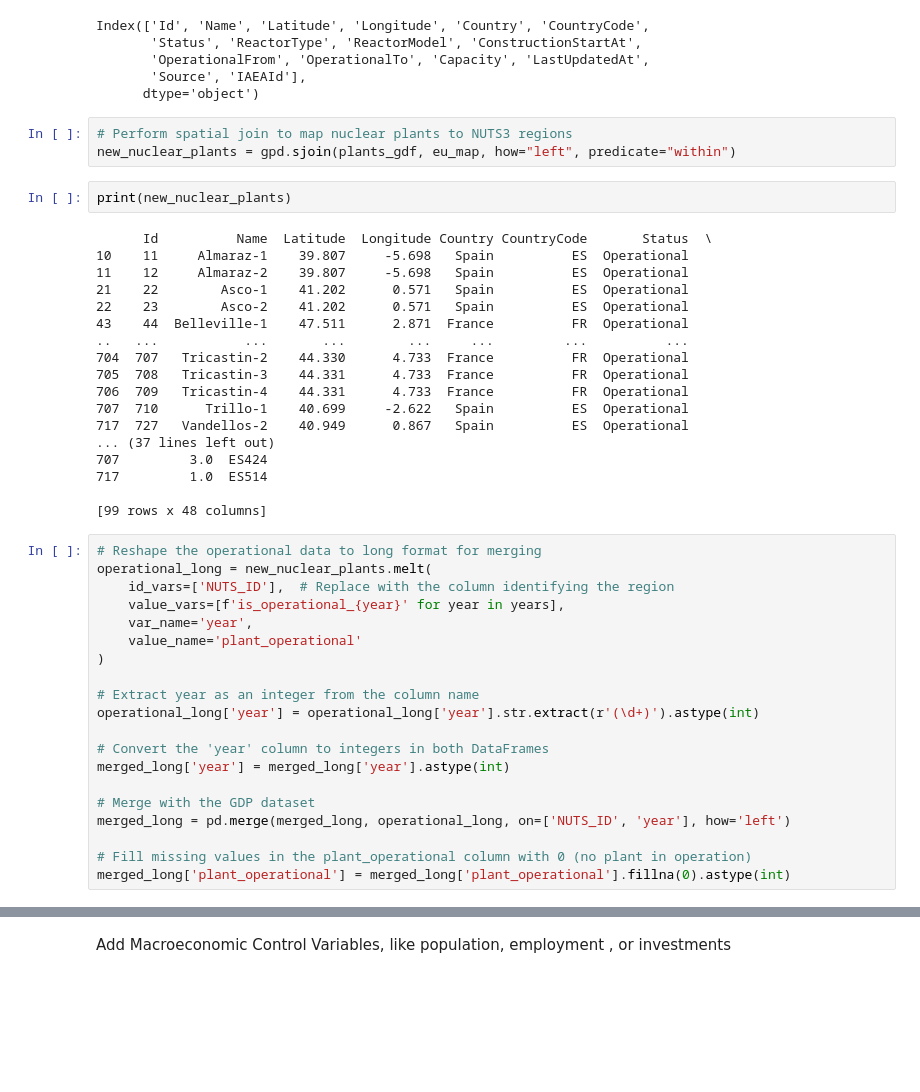
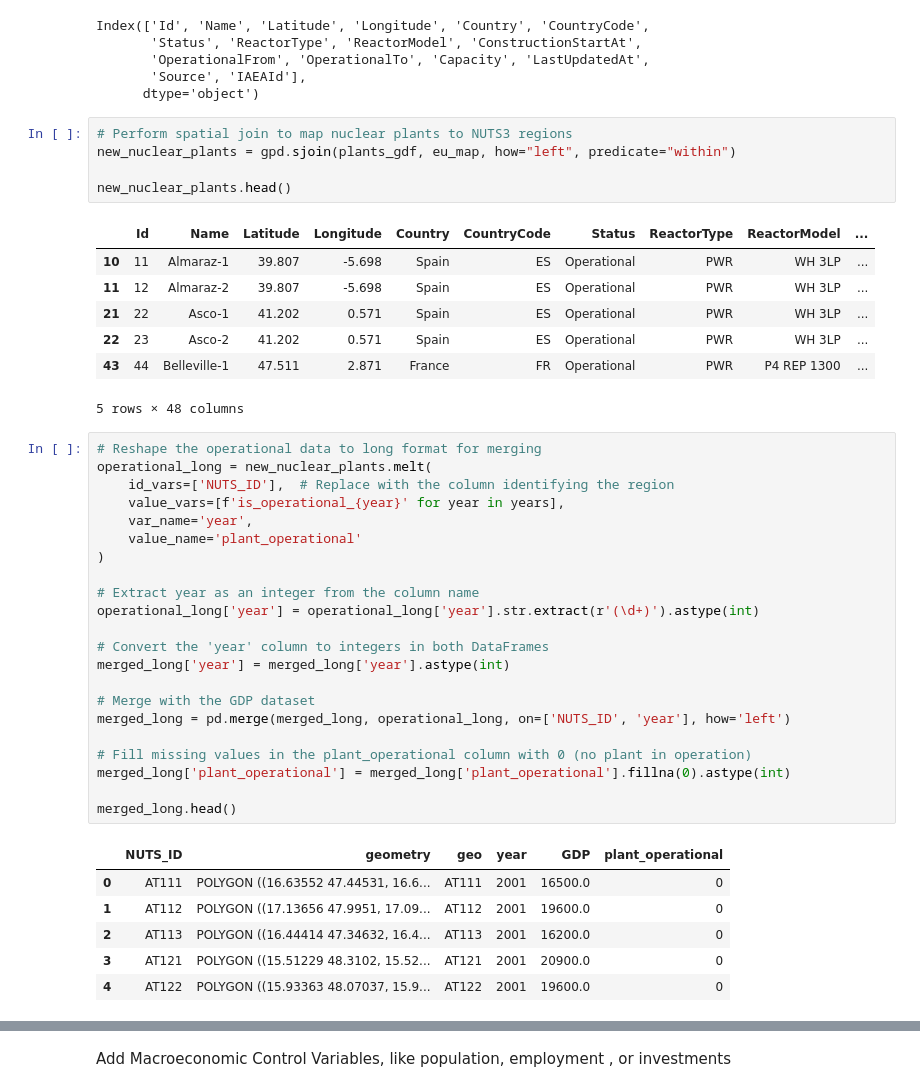
Before and after one commit to MarcoVCaravella/Introduction-to-Python-for-Economists, a Jupyter notebook: Untitled.ipynb, the cells around one changed output, grey strips where cells are left out. Cells and saved outputs as stored; diff of their text form; blank space fills up the shorter version.

```diff
--- a/Untitled.ipynb
+++ b/Untitled.ipynb
@@ -324,26 +324,16 @@ Index(['Id', 'Name', 'Latitude', 'Longitude', 'Country', 'CountryCode',
 # %%
 # Perform spatial join to map nuclear plants to NUTS3 regions
 new_nuclear_plants = gpd.sjoin(plants_gdf, eu_map, how="left", predicate="within")
+
+new_nuclear_plants.head()
+# %% [output]
+|  | Id | Name | Latitude | Longitude | Country | CountryCode | Status | ReactorType | ReactorModel | ... |
+| 10 | 11 | Almaraz-1 | 39.807 | -5.698 | Spain | ES | Operational | PWR | WH 3LP | ... |
+| 11 | 12 | Almaraz-2 | 39.807 | -5.698 | Spain | ES | Operational | PWR | WH 3LP | ... |
+| 21 | 22 | Asco-1 | 41.202 | 0.571 | Spain | ES | Operational | PWR | WH 3LP | ... |
+| 22 | 23 | Asco-2 | 41.202 | 0.571 | Spain | ES | Operational | PWR | WH 3LP | ... |
+| 43 | 44 | Belleville-1 | 47.511 | 2.871 | France | FR | Operational | PWR | P4 REP 1300 | ... |
+5 rows × 48 columns
-# %%
-print(new_nuclear_plants)
-# %% [output]
-      Id          Name  Latitude  Longitude Country CountryCode       Status  \
-10    11     Almaraz-1    39.807     -5.698   Spain          ES  Operational
-11    12     Almaraz-2    39.807     -5.698   Spain          ES  Operational
-21    22        Asco-1    41.202      0.571   Spain          ES  Operational
-22    23        Asco-2    41.202      0.571   Spain          ES  Operational
-43    44  Belleville-1    47.511      2.871  France          FR  Operational
-..   ...           ...       ...        ...     ...         ...          ...
-704  707   Tricastin-2    44.330      4.733  France          FR  Operational
-705  708   Tricastin-3    44.331      4.733  France          FR  Operational
-706  709   Tricastin-4    44.331      4.733  France          FR  Operational
-707  710      Trillo-1    40.699     -2.622   Spain          ES  Operational
-717  727   Vandellos-2    40.949      0.867   Spain          ES  Operational
-... (37 lines left out)
-707         3.0  ES424
-717         1.0  ES514
-
-[99 rows x 48 columns]
 # %%
 # Reshape the operational data to long format for merging
 operational_long = new_nuclear_plants.melt(
@@ -364,3 +354,12 @@ merged_long = pd.merge(merged_long, operational_long, on=['NUTS_ID', 'year'], ho
 
 # Fill missing values in the plant_operational column with 0 (no plant in operation)
 merged_long['plant_operational'] = merged_long['plant_operational'].fillna(0).astype(int)
+
+merged_long.head()
+# %% [output]
+|  | NUTS_ID | geometry | geo | year | GDP | plant_operational |
+| 0 | AT111 | POLYGON ((16.63552 47.44531, 16.6... | AT111 | 2001 | 16500.0 | 0 |
+| 1 | AT112 | POLYGON ((17.13656 47.9951, 17.09... | AT112 | 2001 | 19600.0 | 0 |
+| 2 | AT113 | POLYGON ((16.44414 47.34632, 16.4... | AT113 | 2001 | 16200.0 | 0 |
+| 3 | AT121 | POLYGON ((15.51229 48.3102, 15.52... | AT121 | 2001 | 20900.0 | 0 |
+| 4 | AT122 | POLYGON ((15.93363 48.07037, 15.9... | AT122 | 2001 | 19600.0 | 0 |
```
Also changed, not shown: parts of 14 cells of this notebook.
